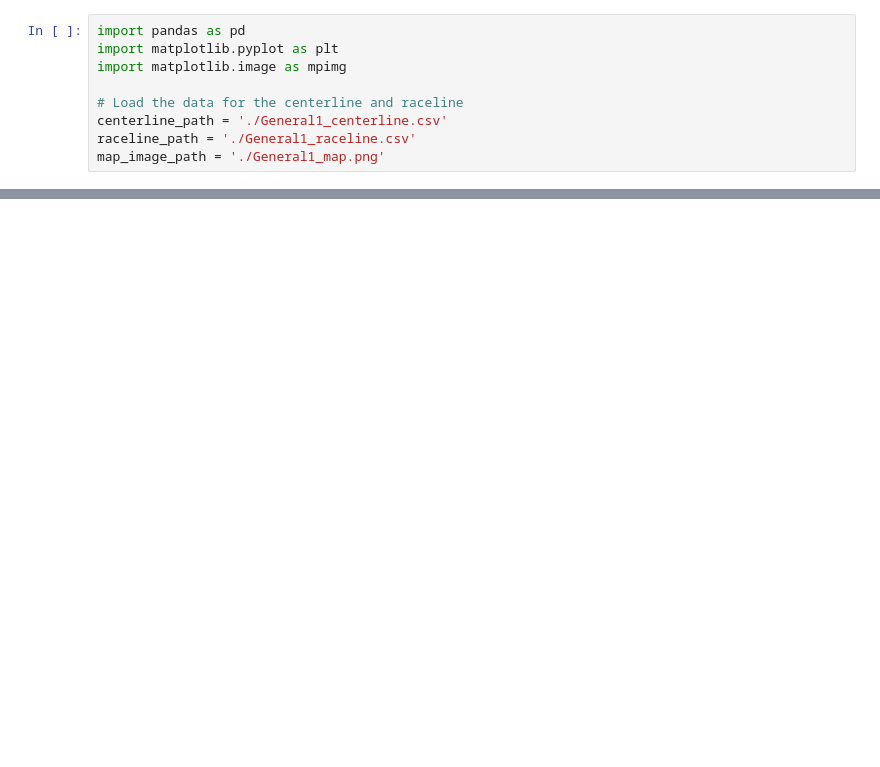
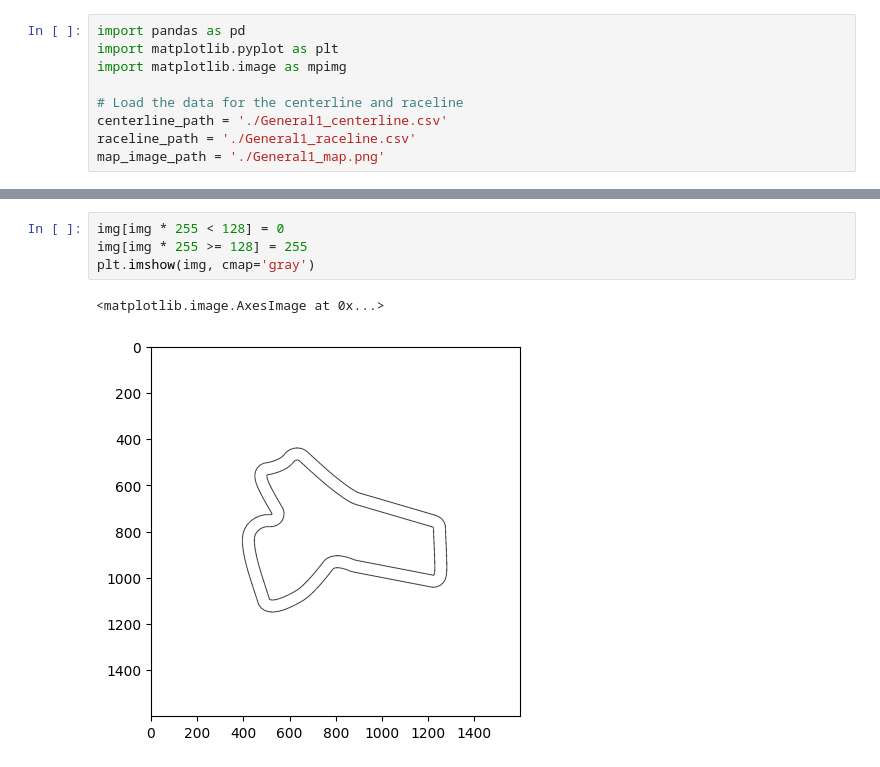
Before and after one commit to HappyWalkers/learning_adaptive_safety, a Jupyter notebook: f1tenth_racetracks_overrides/General1_cp/data.ipynb, the cells around one changed output, grey strips where cells are left out. Drawn from its saved outputs; the diff is of its cells as text; blank space fills up the shorter version.

```diff
--- a/f1tenth_racetracks_overrides/General1_cp/data.ipynb
+++ b/f1tenth_racetracks_overrides/General1_cp/data.ipynb
@@ -49,0 +66,7 @@ plt.show()
+# %%
+img[img * 255 < 128] = 0
+img[img * 255 >= 128] = 255
+plt.imshow(img, cmap='gray')
+# %% [output]
+<matplotlib.image.AxesImage at 0x...>
+[figure, added]
```
Also changed, not shown: parts of 3 cells of this notebook, 11 other files.
